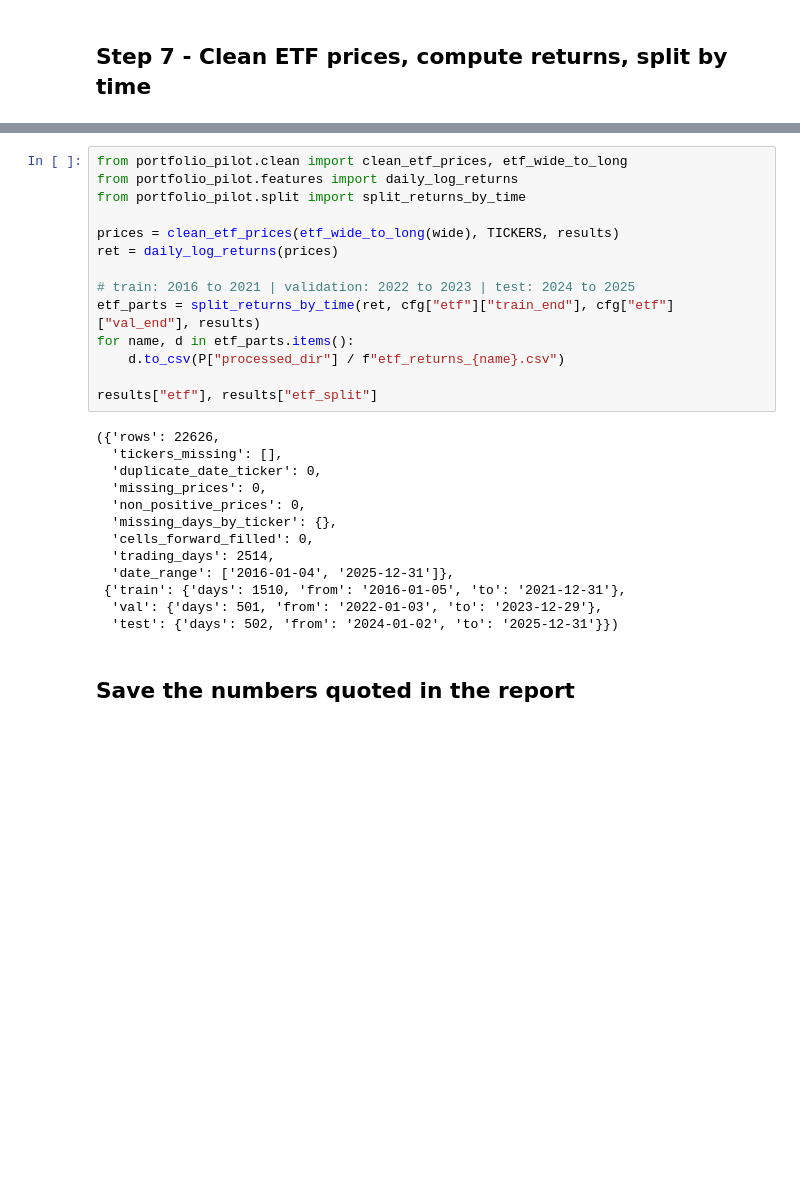
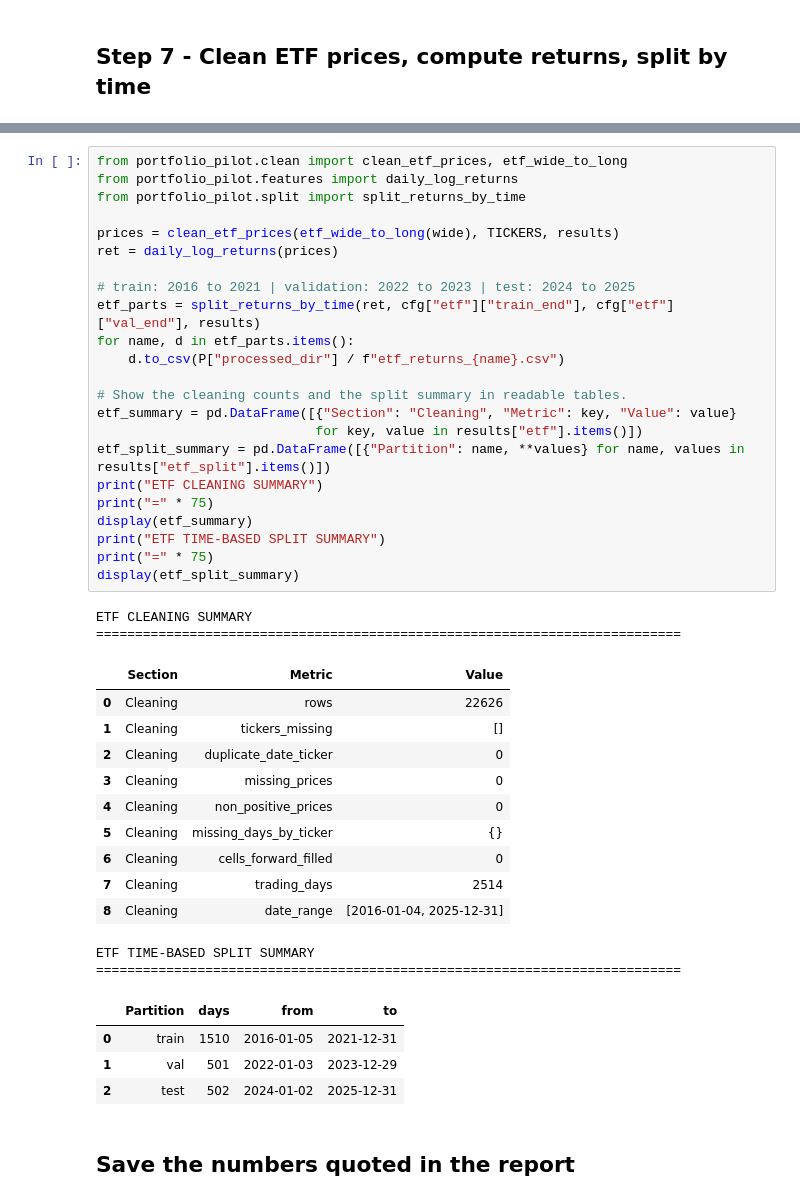
Before and after one commit to Ivory-Uche/Portfolio-Pilot, a Jupyter notebook: notebooks/01_clean_and_split.ipynb, the cells around one changed output, grey strips where cells are left out. Drawn from its saved outputs; the diff is of its cells as text; blank space fills up the shorter version.

```diff
--- a/notebooks/01_clean_and_split.ipynb
+++ b/notebooks/01_clean_and_split.ipynb
@@ -107,30 +263,45 @@ wide.head()
 # %%
 from portfolio_pilot.clean import clean_etf_prices, etf_wide_to_long
 from portfolio_pilot.features import daily_log_returns
 from portfolio_pilot.split import split_returns_by_time
 
 prices = clean_etf_prices(etf_wide_to_long(wide), TICKERS, results)
 ret = daily_log_returns(prices)
 
 # train: 2016 to 2021 | validation: 2022 to 2023 | test: 2024 to 2025
 etf_parts = split_returns_by_time(ret, cfg["etf"]["train_end"], cfg["etf"]["val_end"], results)
 for name, d in etf_parts.items():
     d.to_csv(P["processed_dir"] / f"etf_returns_{name}.csv")
 
-results["etf"], results["etf_split"]
+# Show the cleaning counts and the split summary in readable tables.
+etf_summary = pd.DataFrame([{"Section": "Cleaning", "Metric": key, "Value": value}
+                            for key, value in results["etf"].items()])
+etf_split_summary = pd.DataFrame([{"Partition": name, **values} for name, values in results["etf_split"].items()])
+print("ETF CLEANING SUMMARY")
+print("=" * 75)
+display(etf_summary)
+print("ETF TIME-BASED SPLIT SUMMARY")
+print("=" * 75)
+display(etf_split_summary)
 # %% [output]
-({'rows': 22626,
-  'tickers_missing': [],
-  'duplicate_date_ticker': 0,
-  'missing_prices': 0,
-  'non_positive_prices': 0,
-  'missing_days_by_ticker': {},
-  'cells_forward_filled': 0,
-  'trading_days': 2514,
-  'date_range': ['2016-01-04', '2025-12-31']},
- {'train': {'days': 1510, 'from': '2016-01-05', 'to': '2021-12-31'},
-  'val': {'days': 501, 'from': '2022-01-03', 'to': '2023-12-29'},
-  'test': {'days': 502, 'from': '2024-01-02', 'to': '2025-12-31'}})
+ETF CLEANING SUMMARY
+===========================================================================
+|  | Section | Metric | Value |
+| 0 | Cleaning | rows | 22626 |
+| 1 | Cleaning | tickers_missing | [] |
+| 2 | Cleaning | duplicate_date_ticker | 0 |
+| 3 | Cleaning | missing_prices | 0 |
+| 4 | Cleaning | non_positive_prices | 0 |
+| 5 | Cleaning | missing_days_by_ticker | {} |
+| 6 | Cleaning | cells_forward_filled | 0 |
+| 7 | Cleaning | trading_days | 2514 |
+| 8 | Cleaning | date_range | [2016-01-04, 2025-12-31] |
+ETF TIME-BASED SPLIT SUMMARY
+===========================================================================
+|  | Partition | days | from | to |
+| 0 | train | 1510 | 2016-01-05 | 2021-12-31 |
+| 1 | val | 501 | 2022-01-03 | 2023-12-29 |
+| 2 | test | 502 | 2024-01-02 | 2025-12-31 |
 # %% [markdown]
 ## Save the numbers quoted in the report
 # %%
```
Also changed, not shown: parts of 16 cells of this notebook, 3 other files.
